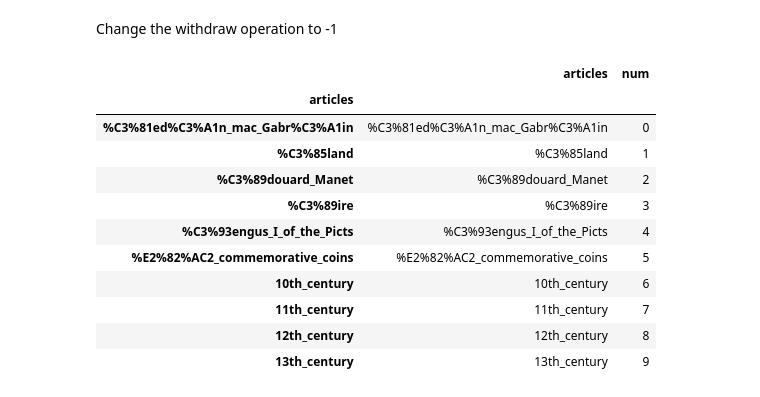
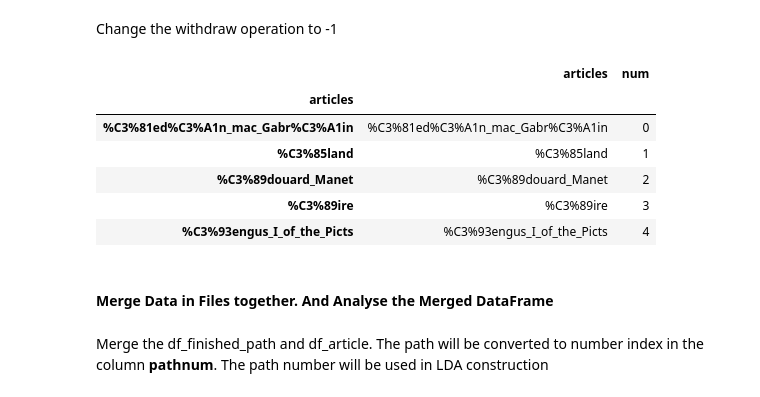
Before and after one commit to epfl-ada/ada-2022-project-m10kka10akka, a Jupyter notebook: src/MileStone2.ipynb, the cells around one changed output. Cells and saved outputs as stored; diff of their text form; code cells hidden in the pictures.

```diff
--- a/src/MileStone2.ipynb
+++ b/src/MileStone2.ipynb
@@ -388,17 +389,16 @@ Change the withdraw operation to -1
 ## add withdraw '<'
 df_article.loc['<'] = -1
 # %%
-df_article.head(10)
+df_article.head()
 # %% [output]
 |  | articles | num |
 | articles |  |  |
 | %C3%81ed%C3%A1n_mac_Gabr%C3%A1in | %C3%81ed%C3%A1n_mac_Gabr%C3%A1in | 0 |
 | %C3%85land | %C3%85land | 1 |
 | %C3%89douard_Manet | %C3%89douard_Manet | 2 |
 | %C3%89ire | %C3%89ire | 3 |
 | %C3%93engus_I_of_the_Picts | %C3%93engus_I_of_the_Picts | 4 |
-| %E2%82%AC2_commemorative_coins | %E2%82%AC2_commemorative_coins | 5 |
-| 10th_century | 10th_century | 6 |
-| 11th_century | 11th_century | 7 |
-| 12th_century | 12th_century | 8 |
-| 13th_century | 13th_century | 9 |
+# %% [markdown]
+#### Merge Data in Files together. And Analyse the Merged DataFrame
+# %% [markdown]
+Merge the df_finished_path and df_article. The path will be converted to number index in the column **pathnum**. The path number will be used in LDA construction
```
Also changed, not shown: parts of 48 cells of this notebook.
